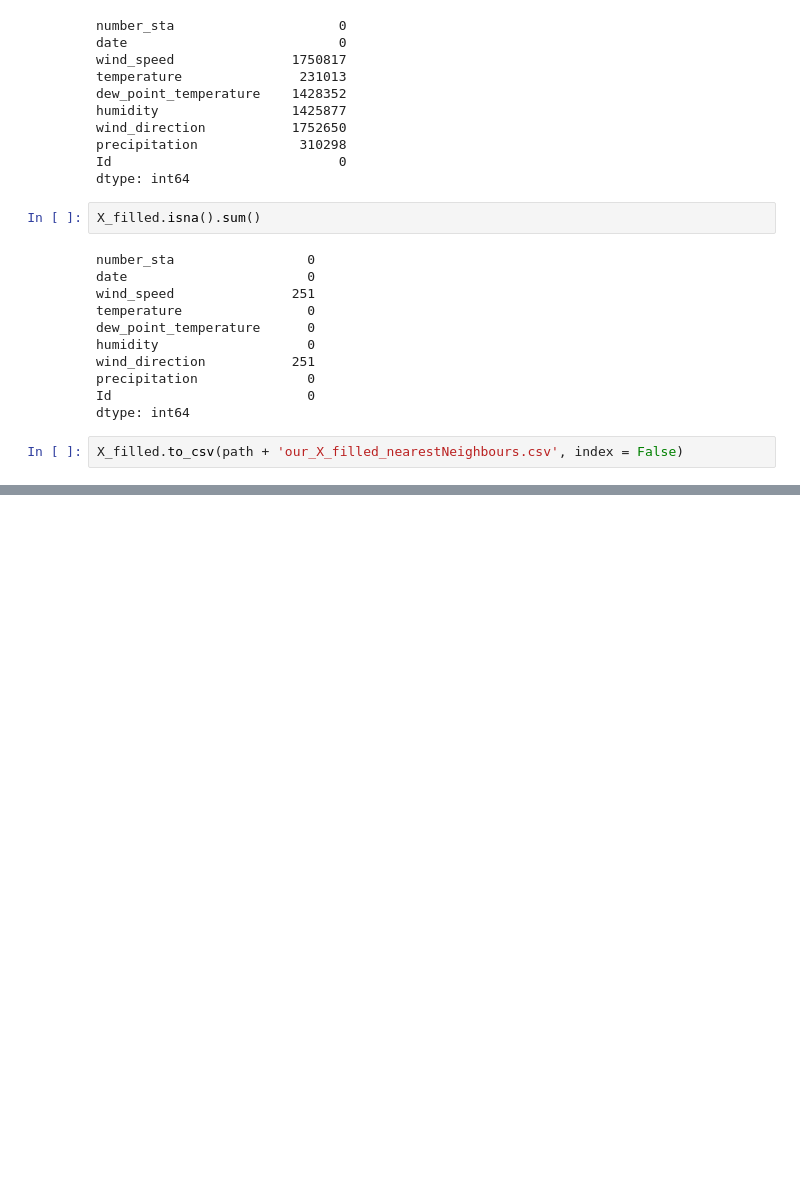
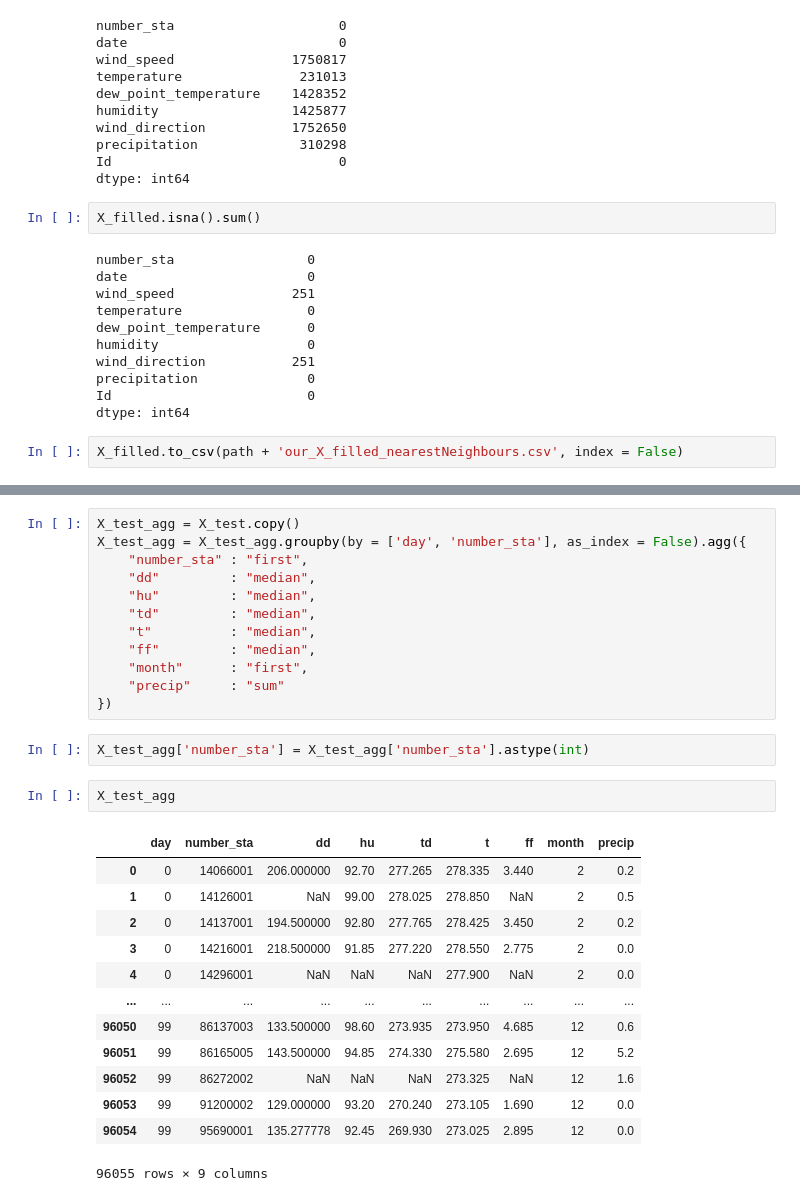
Before and after one commit to bgtyuh/defi-ia-2022, a Jupyter notebook: Fill the gap in data.ipynb, the cells around one changed output, grey strips where cells are left out. Cells and saved outputs as stored; diff of their text form; blank space fills up the shorter version.

```diff
--- a/Fill the gap in data.ipynb
+++ b/Fill the gap in data.ipynb
@@ -276,0 +311,30 @@ for x in df.index:
+# %%
+X_test_agg = X_test.copy()
+X_test_agg = X_test_agg.groupby(by = ['day', 'number_sta'], as_index = False).agg({
+    "number_sta" : "first",
+    "dd"         : "median",
+    "hu"         : "median",
+    "td"         : "median",
+    "t"          : "median",
+    "ff"         : "median",
+    "month"      : "first",
+    "precip"     : "sum"
+})
+# %%
+X_test_agg['number_sta'] = X_test_agg['number_sta'].astype(int)
+# %%
+X_test_agg
+# %% [output]
+|  | day | number_sta | dd | hu | td | t | ff | month | precip |
+| 0 | 0 | 14066001 | 206.000000 | 92.70 | 277.265 | 278.335 | 3.440 | 2 | 0.2 |
+| 1 | 0 | 14126001 | NaN | 99.00 | 278.025 | 278.850 | NaN | 2 | 0.5 |
+| 2 | 0 | 14137001 | 194.500000 | 92.80 | 277.765 | 278.425 | 3.450 | 2 | 0.2 |
+| 3 | 0 | 14216001 | 218.500000 | 91.85 | 277.220 | 278.550 | 2.775 | 2 | 0.0 |
+| 4 | 0 | 14296001 | NaN | NaN | NaN | 277.900 | NaN | 2 | 0.0 |
+| ... | ... | ... | ... | ... | ... | ... | ... | ... | ... |
+| 96050 | 99 | 86137003 | 133.500000 | 98.60 | 273.935 | 273.950 | 4.685 | 12 | 0.6 |
+| 96051 | 99 | 86165005 | 143.500000 | 94.85 | 274.330 | 275.580 | 2.695 | 12 | 5.2 |
+| 96052 | 99 | 86272002 | NaN | NaN | NaN | 273.325 | NaN | 12 | 1.6 |
+| 96053 | 99 | 91200002 | 129.000000 | 93.20 | 270.240 | 273.105 | 1.690 | 12 | 0.0 |
+| 96054 | 99 | 95690001 | 135.277778 | 92.45 | 269.930 | 273.025 | 2.895 | 12 | 0.0 |
+96055 rows × 9 columns
```
Also changed, not shown: parts of 9 cells of this notebook.
